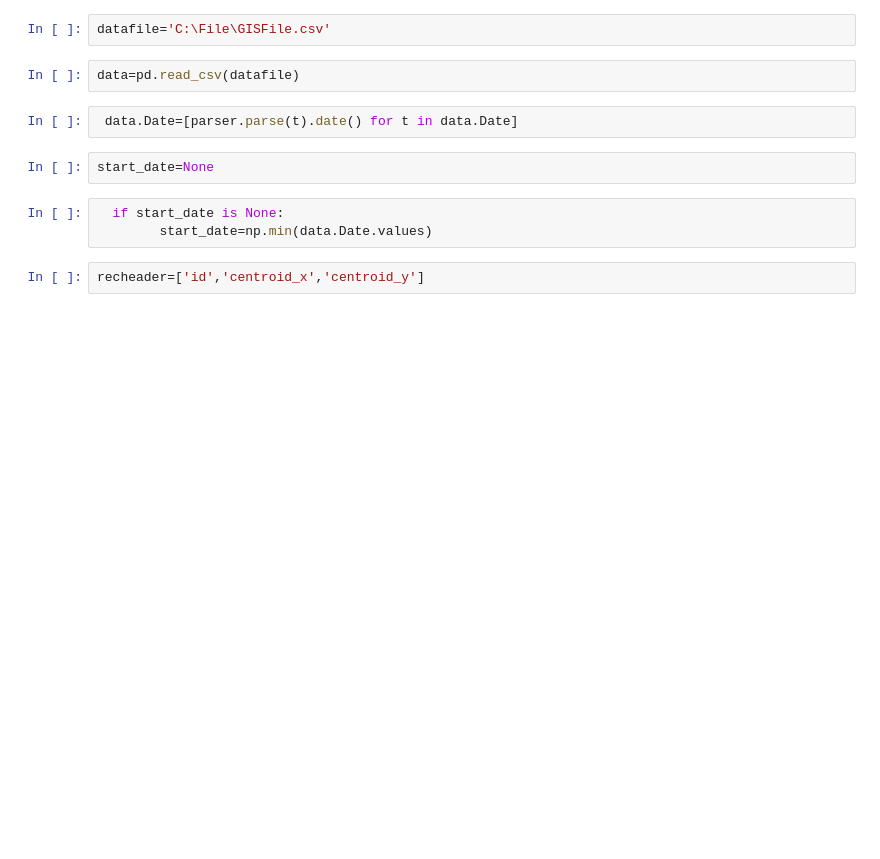
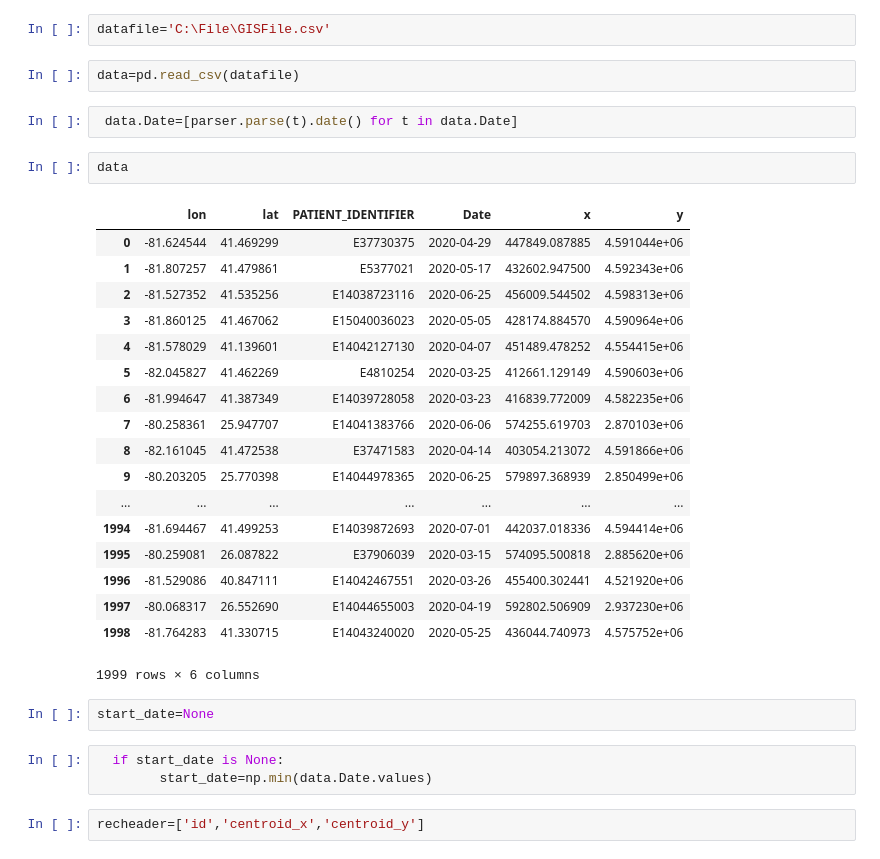
Before and after one commit to gandhishalini/DBSCANTEST, a Jupyter notebook: DBSCANTEST.ipynb, the cells around one changed output. Cells and saved outputs as stored; diff of their text form; blank space fills up the shorter version.

```diff
--- a/DBSCANTEST.ipynb
+++ b/DBSCANTEST.ipynb
@@ -50,6 +13,27 @@ datafile='C:\File\GISFile.csv'
 data=pd.read_csv(datafile)
 # %%
  data.Date=[parser.parse(t).date() for t in data.Date]
+# %%
+data
+# %% [output]
+|  | lon | lat | PATIENT_IDENTIFIER | Date | x | y |
+| 0 | -81.624544 | 41.469299 | E37730375 | 2020-04-29 | 447849.087885 | 4.591044e+06 |
+| 1 | -81.807257 | 41.479861 | E5377021 | 2020-05-17 | 432602.947500 | 4.592343e+06 |
+| 2 | -81.527352 | 41.535256 | E14038723116 | 2020-06-25 | 456009.544502 | 4.598313e+06 |
+| 3 | -81.860125 | 41.467062 | E15040036023 | 2020-05-05 | 428174.884570 | 4.590964e+06 |
+| 4 | -81.578029 | 41.139601 | E14042127130 | 2020-04-07 | 451489.478252 | 4.554415e+06 |
+| 5 | -82.045827 | 41.462269 | E4810254 | 2020-03-25 | 412661.129149 | 4.590603e+06 |
+| 6 | -81.994647 | 41.387349 | E14039728058 | 2020-03-23 | 416839.772009 | 4.582235e+06 |
+| 7 | -80.258361 | 25.947707 | E14041383766 | 2020-06-06 | 574255.619703 | 2.870103e+06 |
+| 8 | -82.161045 | 41.472538 | E37471583 | 2020-04-14 | 403054.213072 | 4.591866e+06 |
+| 9 | -80.203205 | 25.770398 | E14044978365 | 2020-06-25 | 579897.368939 | 2.850499e+06 |
+| ... | ... | ... | ... | ... | ... | ... |
+| 1994 | -81.694467 | 41.499253 | E14039872693 | 2020-07-01 | 442037.018336 | 4.594414e+06 |
+| 1995 | -80.259081 | 26.087822 | E37906039 | 2020-03-15 | 574095.500818 | 2.885620e+06 |
+| 1996 | -81.529086 | 40.847111 | E14042467551 | 2020-03-26 | 455400.302441 | 4.521920e+06 |
+| 1997 | -80.068317 | 26.552690 | E14044655003 | 2020-04-19 | 592802.506909 | 2.937230e+06 |
+| 1998 | -81.764283 | 41.330715 | E14043240020 | 2020-05-25 | 436044.740973 | 4.575752e+06 |
+1999 rows × 6 columns
 # %%
 start_date=None
 # %%
```
Also changed, not shown: parts of 4 cells of this notebook.
